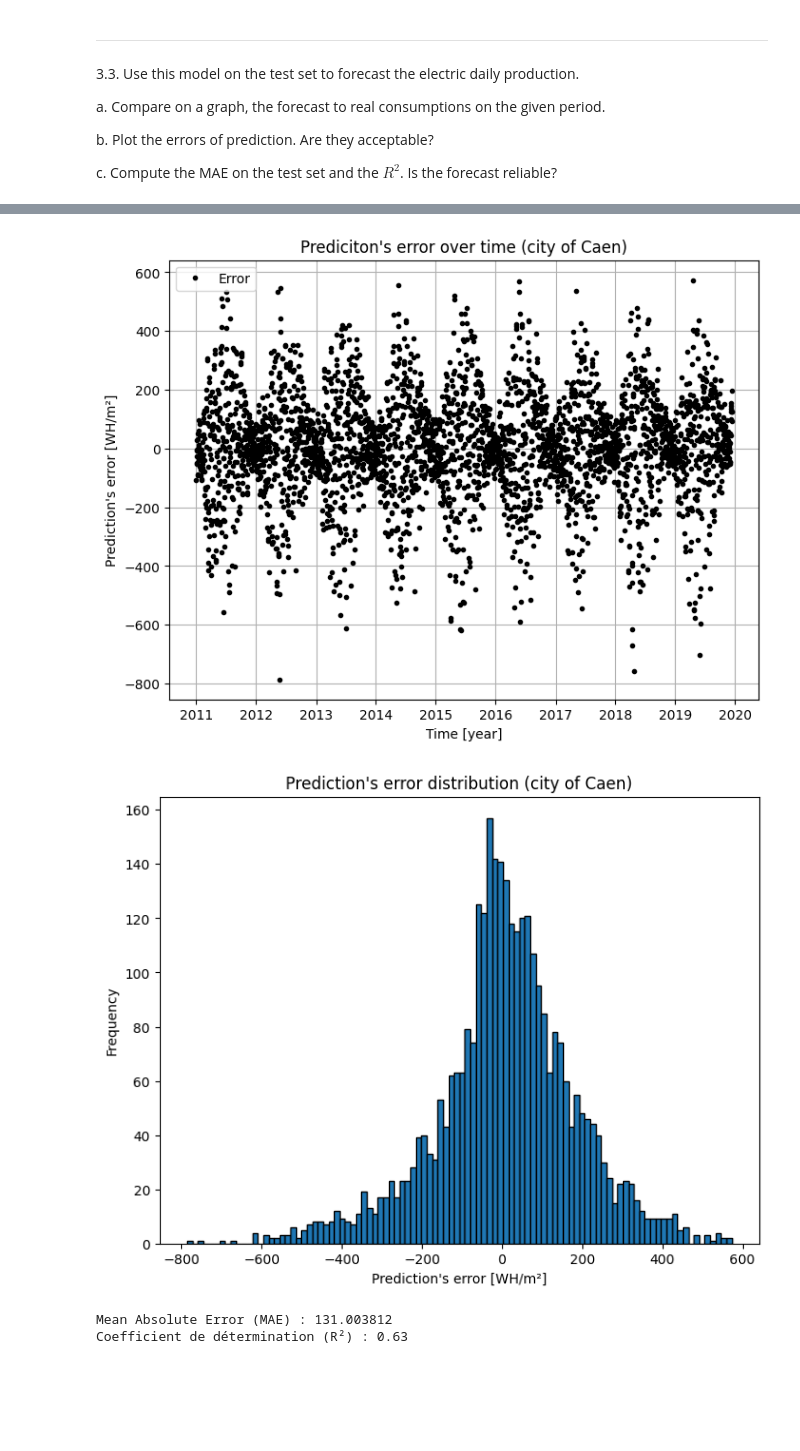
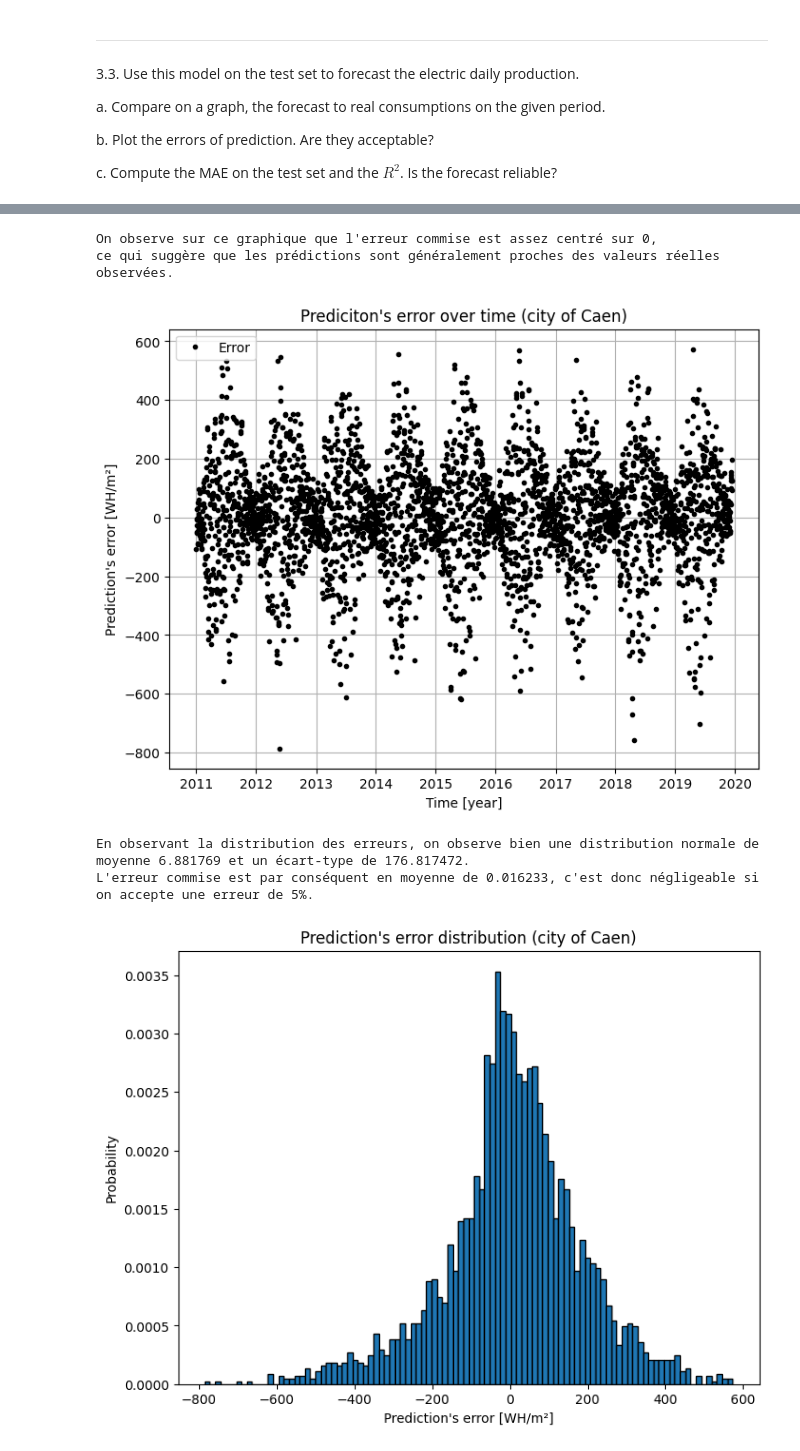
Before and after one commit to Mathis003/LEPL1109-Hackathons, a Jupyter notebook: Hackathon1.ipynb, the cells around one changed output, grey strips where cells are left out. Drawn from its saved outputs; the diff is of its cells as text; code cells hidden in the pictures; blank space fills up the shorter version.

```diff
--- a/Hackathon1.ipynb
+++ b/Hackathon1.ipynb
@@ -287,7 +287,7 @@ for city in ['Caen', 'Tours']:
     shape, loc, scale = sc.gamma.fit(df_april[city], floc=-0.001)
     distrib_rv[city]['gamma'] = sc.gamma(shape, loc, scale)
 
-    loc, scale = norm.fit(df_april[city])
+    loc, scale = sc.norm.fit(df_april[city])
     distrib_rv[city]['norm'] = sc.norm(loc, scale)
 
     log_likelihood[city]['gamma'] = np.sum(np.log(distrib_rv[city]['gamma'].pdf(df_april[city])))
@@ -771,37 +771,43 @@ plt.grid()
 plt.show()
 
 
 data['Error'] = data['Observed'] - data['Predicted']
 
+print("On observe sur ce graphique que l'erreur commise est assez centré sur 0,\nce qui suggère que les prédictions sont généralement proches des valeurs réelles observées.\n")
 # Plot the Prediction's error
 plt.figure(figsize=(8, 6))
 plt.plot(data['Date'], data['Error'], '.k', label="Error")
 plt.xlabel('Time [year]')
 plt.ylabel('Prediction\'s error [WH/m²]')
 plt.title('Prediciton\'s error over time (city of Caen)')
 plt.legend()
 plt.grid()
 plt.show()
 
+print("En observant la distribution des erreurs, on observe bien une distribution normale de moyenne {:2f} et un écart-type de {:2f}.".format(np.mean(data['Error']), np.std(data['Error'])))
+print("L'erreur commise est par conséquent en moyenne de {:4f}, c'est donc négligeable si on accepte une erreur de 5%.".format(data['Error'].mean() / data['Observed'].mean()))
 
 # Plot the Prediction's error distribution
 plt.figure(figsize=(8, 6))
-plt.hist(data['Error'], bins=100, edgecolor='k')
+plt.hist(data['Error'], bins=100, density=True, edgecolor='k')
 plt.xlabel('Prediction\'s error [WH/m²]')
-plt.ylabel('Frequency')
+plt.ylabel('Probability')
 plt.title("Prediction's error distribution (city of Caen)")
 plt.show()
 
-
-MAE = np.mean(np.abs(data['Predicted'] - data['Observed']))
+MAE = sm.mean_absolute_error(data['Observed'], data['Predicted'])
 print("\nMean Absolute Error (MAE) : {:4f}".format(MAE))
 
 r_squared = sm.r2_score(data['Observed'], data['Predicted'])
 print("Coefficient de détermination (R²) : {:.2f}".format(r_squared))
+
+print("\nLe modèle n'est donc pas parfait car le coefficient de détermination n'est pas de 1 et la MAE n'est pas 0.\nMais c'est un modèle assez fiable car le coefficient de détermination est supérieur à 0.5\net l'erreur de prédiction est acceptable (avec alpha = 2%).\n")
 # %% [output]
 Utilisation du modèle OLS pour prédire les valeurs de production d'électricité solaire pour la ville de Caen entre 2011 et 2019.
 [figure]
+On observe sur ce graphique que l'erreur commise est assez centré sur 0,
+ce qui suggère que les prédictions sont généralement proches des valeurs réelles observées.
 [figure]
+En observant la distribution des erreurs, on observe bien une distribution normale de moyenne 6.881769 et un écart-type de 176.817472.
+L'erreur commise est par conséquent en moyenne de 0.016233, c'est donc négligeable si on accepte une erreur de 5%.
-[figure, old version]
+[figure, new version]
-Mean Absolute Error (MAE) : 131.003812
-Coefficient de détermination (R²) : 0.63
```
Also changed, not shown: parts of 2 cells of this notebook.
